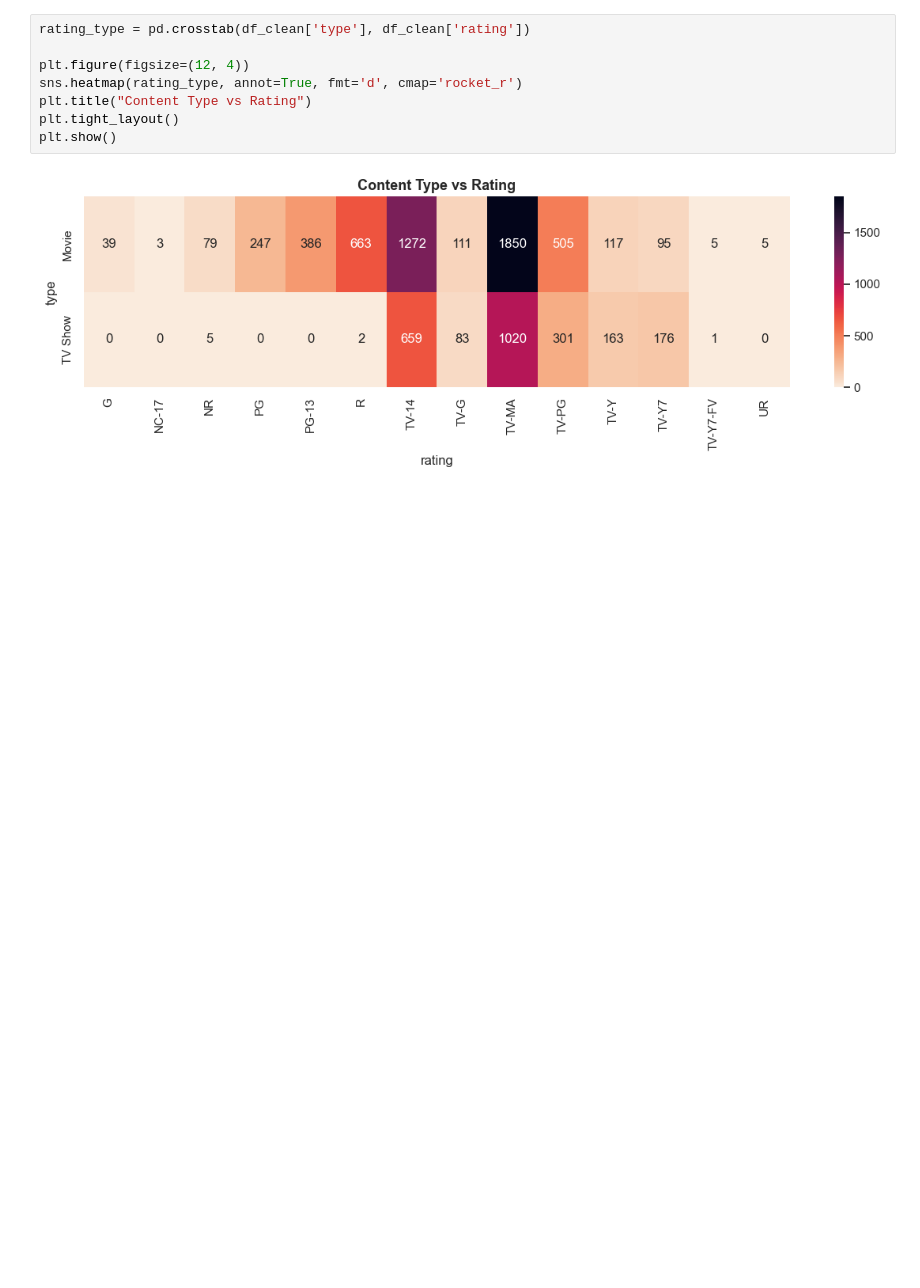
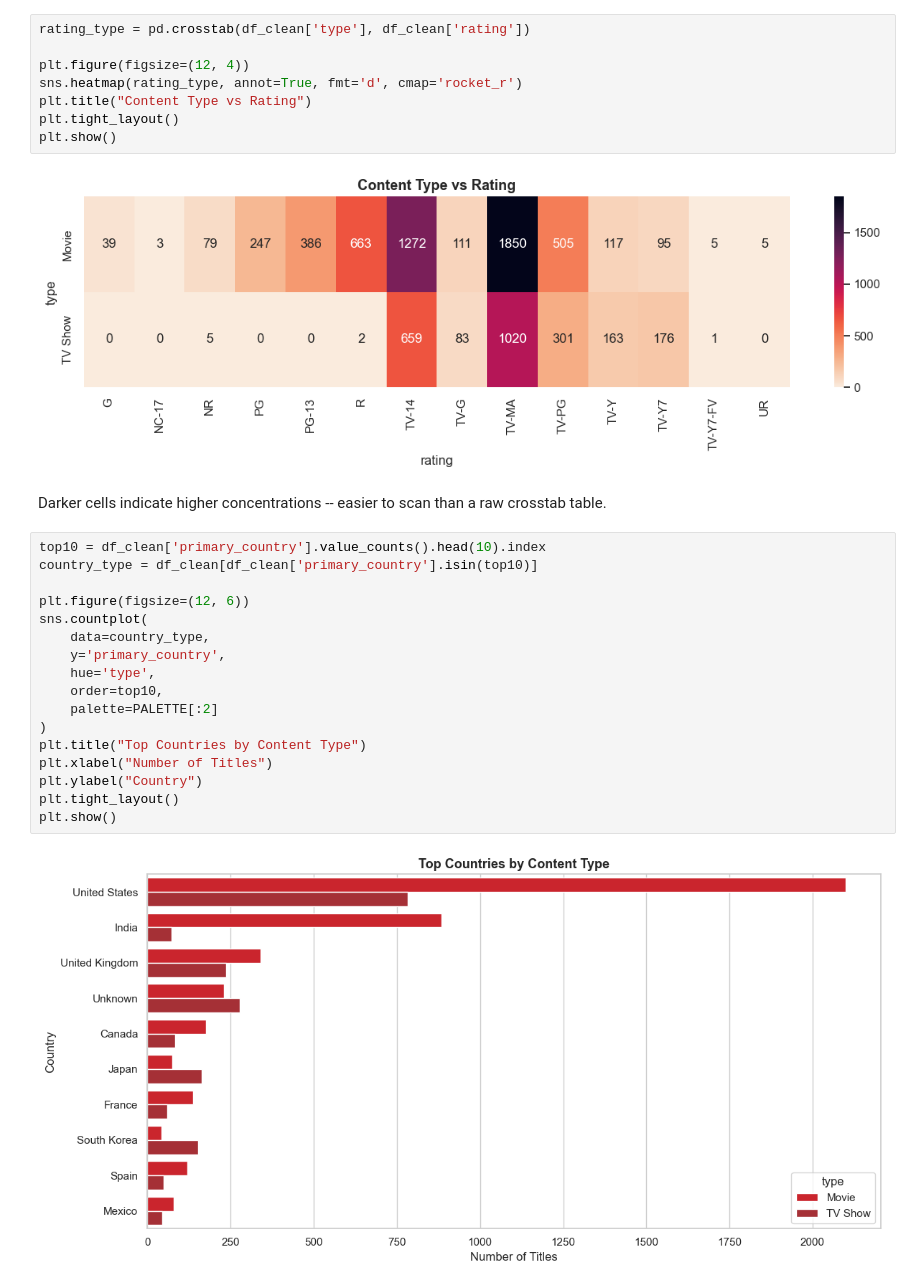
Before and after one commit to PragyaRana/DS_Training, a Jupyter notebook: Mini_Project_4.ipynb, the cells around one changed output. Drawn from its saved outputs; the diff is of its cells as text; blank space fills up the shorter version.

```diff
--- a/Mini_Project_4.ipynb
+++ b/Mini_Project_4.ipynb
@@ -1176,3 +1176,24 @@ plt.tight_layout()
 plt.show()
 # %% [output]
 [figure]
+# %% [markdown]
+Darker cells indicate higher concentrations -- easier to scan than a raw crosstab table.
+# %%
+top10 = df_clean['primary_country'].value_counts().head(10).index
+country_type = df_clean[df_clean['primary_country'].isin(top10)]
+
+plt.figure(figsize=(12, 6))
+sns.countplot(
+    data=country_type,
+    y='primary_country',
+    hue='type',
+    order=top10,
+    palette=PALETTE[:2]
+)
+plt.title("Top Countries by Content Type")
+plt.xlabel("Number of Titles")
+plt.ylabel("Country")
+plt.tight_layout()
+plt.show()
+# %% [output]
+[figure, added]
```
